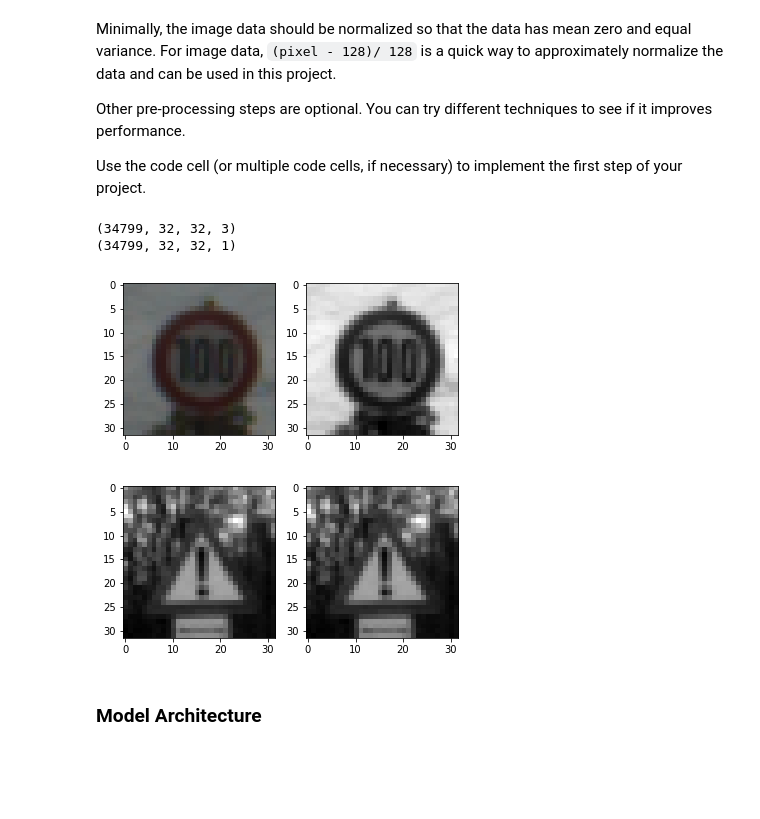
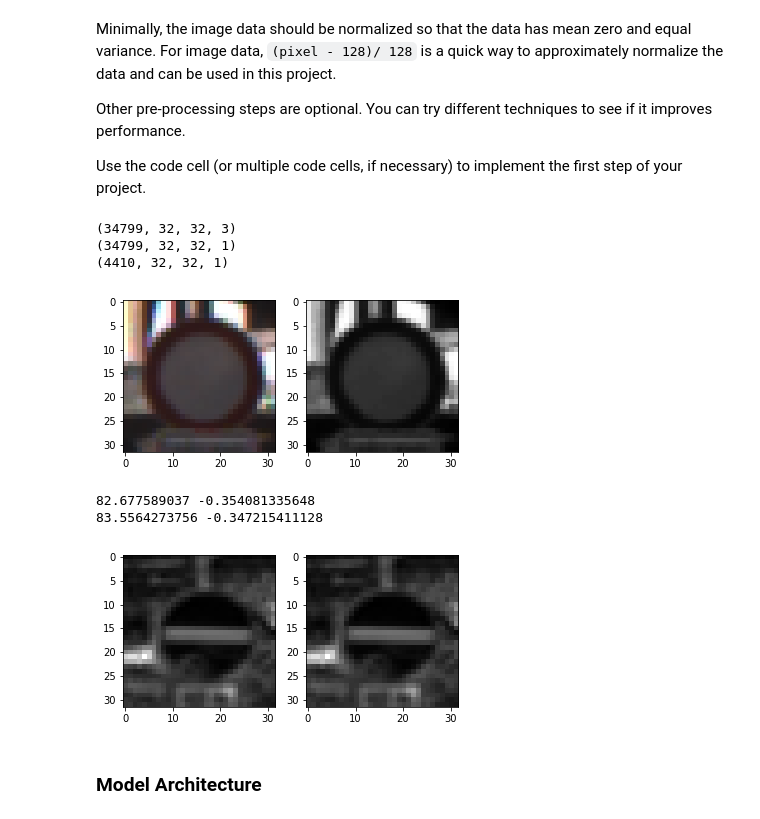
Before and after one commit to R-EM/Project2_Traffic_Sign_Classifier, a Jupyter notebook: Traffic_Sign_Classifier.ipynb, the cells around one changed output. Cells and saved outputs as stored; diff of their text form; code cells hidden in the pictures; blank space fills up the shorter version.

Commit message:
Paste training and validation of the model, and pre-process validation set.

```diff
--- a/Traffic_Sign_Classifier.ipynb
+++ b/Traffic_Sign_Classifier.ipynb
@@ -132,14 +132,21 @@ Use the code cell (or multiple code cells, if necessary) to implement the first
 ### Preprocess the data here. It is required to normalize the data. Other preprocessing steps could include
 ### converting to grayscale, etc.
 ### Feel free to use as many code cells as needed.
+# %%
+# Shuffle training dataset
+from sklearn.utils import shuffle
+
+X_train, y_train = shuffle(X_train, y_train)
 # %%
 # Implement grayscale
 X_train_gray = np.sum(X_train/3, axis = 3, keepdims = True)
+X_valid_gray = np.sum(X_valid/3, axis = 3, keepdims = True)
 print(X_train.shape)
 print(X_train_gray.shape)
 # %% [output]
 (34799, 32, 32, 3)
 (34799, 32, 32, 1)
+(4410, 32, 32, 1)
 # %%
 # Define a function that takes a random sample from two datasets and compares them to each other import random
 import random
@@ -163,13 +170,18 @@ def comp_sets(set1, set2, cmap1, cmap2):
 #Illustrate grayscale on random sample
 comp_sets(X_train, X_train_gray, cmap1 = 'plasma', cmap2 = 'gray')
 # %% [output]
-[figure, old version]
+[figure, new version]
 # %%
 # Normalize
-X_train_norm = (X_train_gray[:] - 128)/128
+X_train_norm = (X_train_gray - 128)/128
+X_valid_norm = (X_valid_gray - 128)/128
+print(np.mean(X_train_gray), np.mean(X_train_norm))
+print(np.mean(X_valid_gray), np.mean(X_valid_norm))
 comp_sets(X_train_gray, X_train_norm, cmap1 = 'gray', cmap2 = 'gray')
 # %% [output]
+82.677589037 -0.354081335648
+83.5564273756 -0.347215411128
-[figure, old version]
+[figure, new version]
 # %% [markdown]
 ### Model Architecture
 # %%
```
Also changed, not shown: parts of 5 cells of this notebook, 4 other files.
